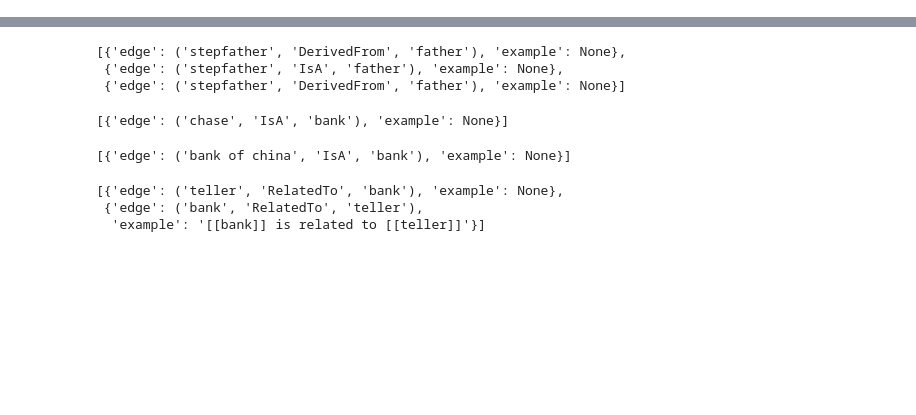
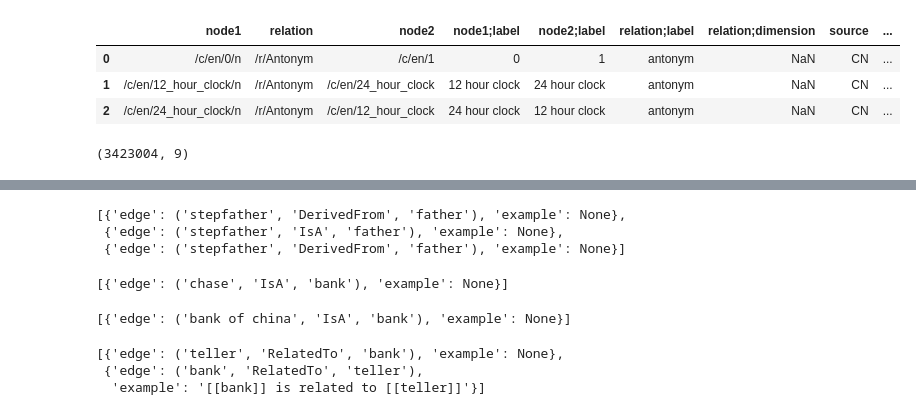
Before and after one commit to usc-isi-i2/logical-fallacy-identification, a Jupyter notebook: AMR_parsers_and_graphs/conceptnet_augmentation.ipynb, the cells around one changed output, grey strips where cells are left out. Cells and saved outputs as stored; diff of their text form; code cells hidden in the pictures; blank space fills up the shorter version.

```diff
--- a/AMR_parsers_and_graphs/conceptnet_augmentation.ipynb
+++ b/AMR_parsers_and_graphs/conceptnet_augmentation.ipynb
@@ -70,0 +72,13 @@ for rel in rel_dict[(node1, node2)]:
+# %%
+dump = pd.read_csv("data/kgtk_conceptnet.tsv", sep = "\t")
+# %%
+dump.head(3)
+# %% [output]
+|  | node1 | relation | node2 | node1;label | node2;label | relation;label | relation;dimension | source | ... |
+| 0 | /c/en/0/n | /r/Antonym | /c/en/1 | 0 | 1 | antonym | NaN | CN | ... |
+| 1 | /c/en/12_hour_clock/n | /r/Antonym | /c/en/24_hour_clock | 12 hour clock | 24 hour clock | antonym | NaN | CN | ... |
+| 2 | /c/en/24_hour_clock/n | /r/Antonym | /c/en/12_hour_clock | 24 hour clock | 12 hour clock | antonym | NaN | CN | ... |
+# %%
+dump.shape
+# %% [output]
+(3423004, 9)
```
Also changed, not shown: parts of 9 cells of this notebook, 28 other files.
